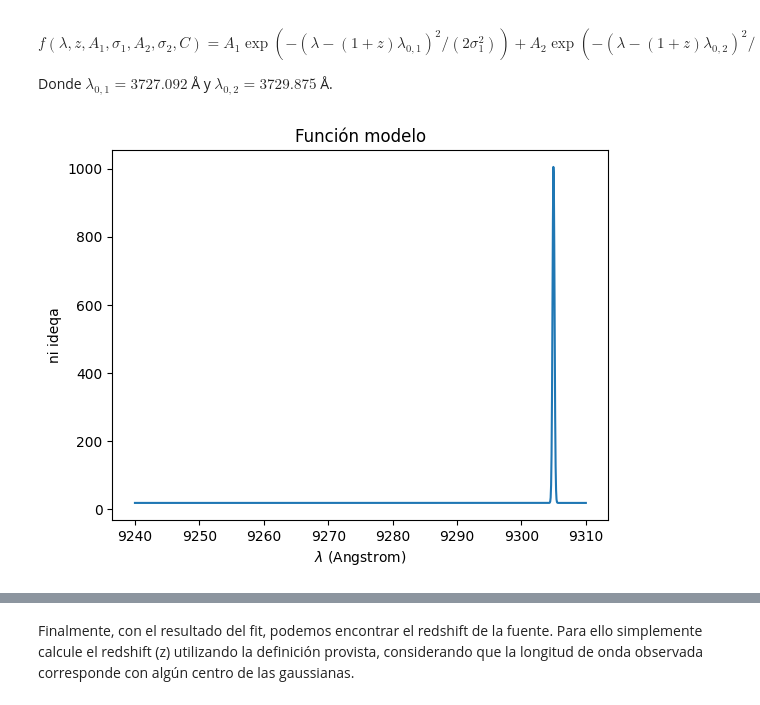
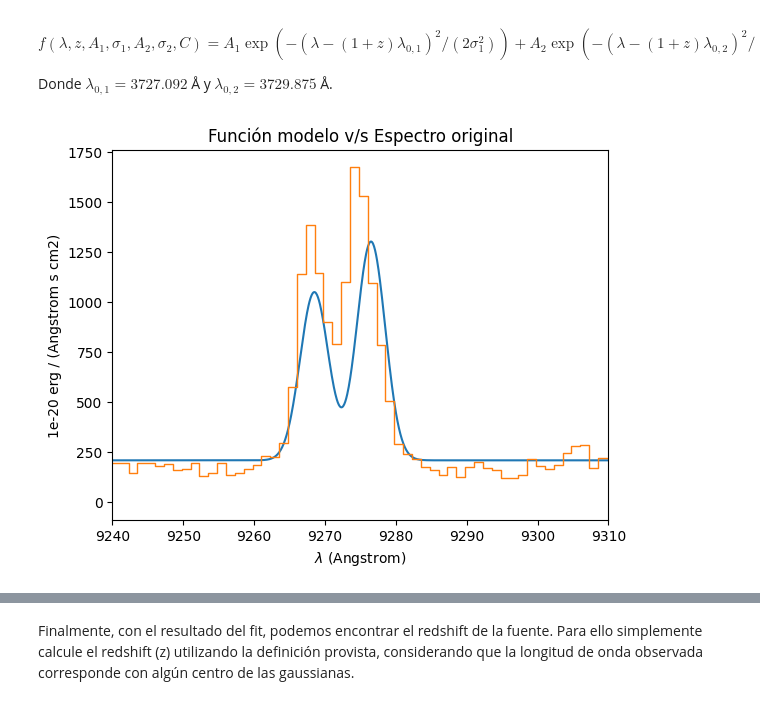
Before and after one commit to gustavocardoza/Tarea-4, a Jupyter notebook: Tarea4.ipynb, the cells around one changed output, grey strips where cells are left out. Drawn from its saved outputs; the diff is of its cells as text; code cells hidden in the pictures.

```diff
--- a/Tarea4.ipynb
+++ b/Tarea4.ipynb
@@ -307,7 +307,7 @@ wratio: ratio entre los dos centros gaussianos
 3. El resultado deberían ser dos objetos de tipo obj.Gauss1D, utilice el método print_param() para mostrar los resultados de cada fit.
 # %%
 # Utilice el método gauss_dfit (solo utilizaremos un espectro de los antes calculados, no necesitamos los 4)
-fit1, fit2 = espectro_s0a.gauss_dfit(lmin=9240, lmax=9310, wratio=1)  # rellene con los parámetros adecuados
+fit1, fit2 = espectro_s0a.gauss_dfit(lmin=9240, lmax=9310, wratio=1.005)  # rellene con los parámetros adecuados
 
 # Haga el print de los parámetros del primer objeto Gauss1D (fit1) (utilice el método "print_param" para esto)
 print(fit1.print_param())
@@ -367,30 +367,38 @@ $$f(\lambda, z,  A_1, \sigma_1, A_2, \sigma_2, C) = A_1 \exp(-(\lambda - (1+z)\l
 Donde $\lambda_{0,1} = 3727.092$ Å y $\lambda_{0,2} = 3729.875$ Å.
 # %%
 # Funcion f
-def funcion_modelo(rango, lambda_obs, A1, sigma1, A2, sigma2, C):
-    lambda0_1 = 3727.092
-    lambda0_2 = 3729.875
-    return (gaussian(rango, lambda_obs, sigma1, A1) + gaussian(rango, lambda_obs, sigma2, A2) + C)
+def funcion_modelo(rango, lambda_obs1, lambda_obs2, A1, sigma1, A2, sigma2, C):
+    return (gaussian(rango, lambda_obs1, sigma1, A1) + gaussian(rango, lambda_obs2, sigma2, A2) + C)
 
 # Rango de longitud de onda
 lmin = 9240
 lmax = 9310
 rango = np.linspace(lmin, lmax, 1000)
 
-# Parametros obtenidos de los fit de arriba
-center = 9304.98
-fwhm = 0.855979
-peak1 = 1.32066e+08
-peak2 = -1.32065e+08
+# Parametros fit1
+centro1 = 9272.5 - 4
+fwhm1 = fit1.fwhm
+peak1 = fit1.peak
+
+# Parametros fit2
+centro2 = 9272.5 + 4
+fwhm2 = fit2.fwhm
+peak2 = fit2.peak
+
+C = fit1.cont
 
 # Evaluar el modelo
-model = funcion_modelo(rango, center, peak1, fwhm/2.355, peak2, fwhm/2.355, 18.1569)
+modelo = funcion_modelo(rango, centro2, centro1, peak1, fwhm1/2.355, peak2, fwhm2/2.355, C)
 
 # Inserte aquí su gráfico:
-plt.plot(rango, model)
-plt.title('Función modelo')
+plt.plot(rango, modelo, label = 'Modelo')
+espectro_s0a.plot(label='Espectro original')
+plt.xlim(9240, 9310)
+plt.title('Función modelo v/s Espectro original')
+'''
 plt.xlabel('$\lambda$ (Angstrom)')
-plt.ylabel('ni ideqa')
+plt.ylabel('1e-20 erg / (angstrom s cm**2)')
+'''
 plt.show()
 # %% [output]
-[figure, old version]
+[figure, new version]
```
Also changed, not shown: parts of 4 cells of this notebook.
